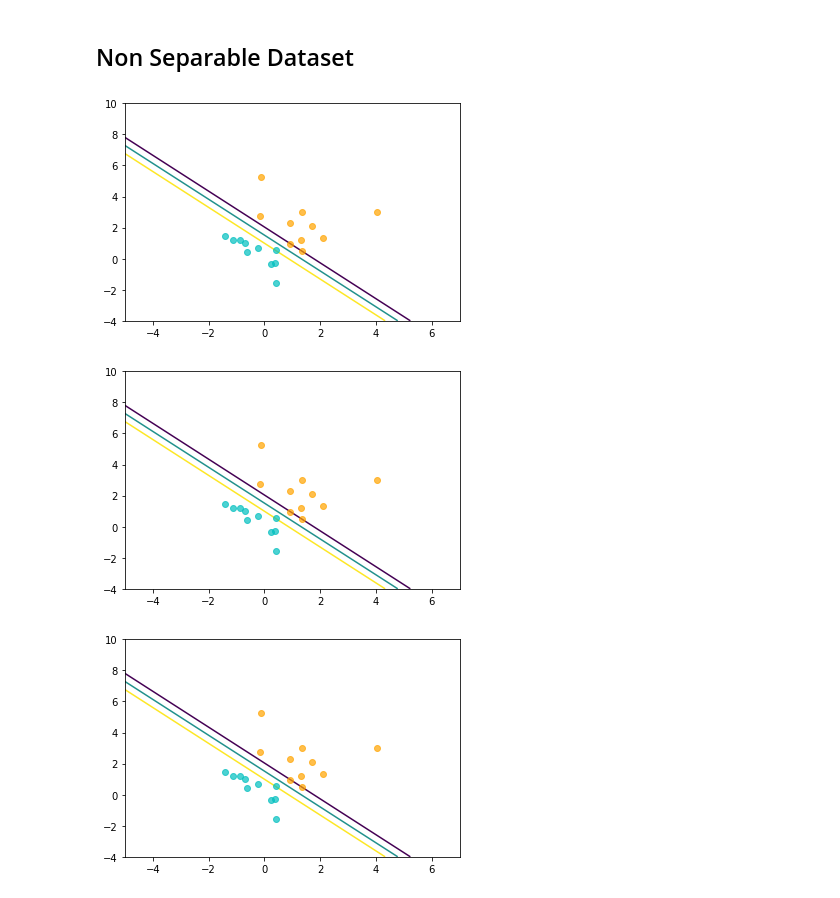
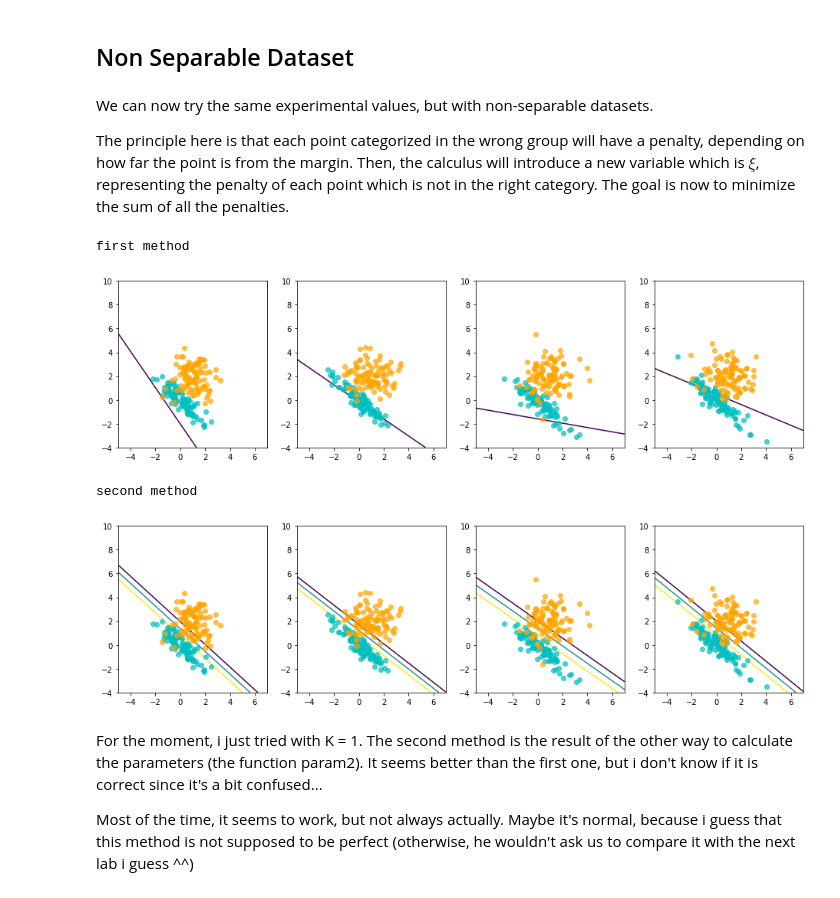
Before and after one commit to Roxane14/optimization, a Jupyter notebook: Lab4_CarlaSendra_RoxaneLeTensorer_RachelTrimble.ipynb, the cells around one changed output. Drawn from its saved outputs; the diff is of its cells as text; code cells hidden in the pictures.

```diff
--- a/Lab4_CarlaSendra_RoxaneLeTensorer_RachelTrimble.ipynb
+++ b/Lab4_CarlaSendra_RoxaneLeTensorer_RachelTrimble.ipynb
@@ -160,12 +200,20 @@ The algorithm seems to have been succesful at separating the separable data into
 ### 2. Simple case (N=100)
 # %%
 N=100
-X, Y, cluster1, cluster2 = generate_dataset(N,True)
-G, g, A, C, b, d = param(X, Y, K)
-alpha = QPGenericConstraints(G, g, A, C, b, d)
 
-w, b = sol(X, Y, alpha)
+info = []
 
-plot_svm(cluster1, cluster2, w, b)
-print('w:'+str(w)+' b:'+str(b))
+for i in range(0,4):
+    X, Y, cluster1, cluster2 = generate_dataset(N,True)
+    G, g, A, C, b, d = param(X, Y, K)
+    alpha = QPGenericConstraints(G, g, A, C, b, d)
+    w, b = sol(X, Y, alpha)
+
+    newInfo = [cluster1,cluster2,w,b]
+    info.append(newInfo)
+
+plot_information = np.array(info)
+
+plot_svm(plot_information)
+#print('w:'+str(w)+' b:'+str(b))
 # %% [output]
@@ -198,30 +261,43 @@ plt.show()
 The algorithm works for the larger values of K, this is because we are in the separable case, and since $\alpha$ is not bounded by $K$ in the separable case the result is consistent for all values of $K$
 # %% [markdown]
 ## Non Separable Dataset
+# %% [markdown]
+We can now try the same experimental values, but with non-separable datasets.
+
+The principle here is that each point categorized in the wrong group will have a penalty, depending on how far the point is from the margin. Then, the calculus will introduce a new variable which is $\xi$, representing the penalty of each point which is not in the right category. The goal is now to minimize the sum of all the penalties.
 # %%
-N=10
-X, Y, cluster1, cluster2 = generate_dataset(N,False)
+N=100
+K=1
+info = []
+info2 = []
+for i in range(0,4):
+    X, Y, cluster1, cluster2 = generate_dataset(N,False)
 
-K=1
-G, g, A, C, b, d = param(X, Y, K)
-alpha = QPGenericConstraints(G, g, A, C, b, d)
-w, b = sol(X, Y, alpha)
-plot_svm(cluster1, cluster2, w, b)
+    G, g, A, C, b, d = param(X, Y, K)
+    alpha = QPGenericConstraints(G, g, A, C, b, d)
+    w, b = sol(X, Y, alpha)
+    newInfo = [cluster1,cluster2,w,b]
+    info.append(newInfo)
 
-K=10**6
-G, g, A, C, b, d = param(X, Y, K)
-alpha = QPGenericConstraints(G, g, A, C, b, d)
-w, b = sol(X, Y, alpha)
-plot_svm(cluster1, cluster2, w, b)
+    G, g, A, C, b, d = param2(X, Y, K)
+    alpha = QPGenericConstraints(G, g, A, C, b, d)
+    w, b = sol(X, Y, alpha)
+    newInfo = [cluster1,cluster2,w,b]
+    info2.append(newInfo)
 
-K=10**12
-G, g, A, C, b, d = param(X, Y, K)
-alpha = QPGenericConstraints(G, g, A, C, b, d)
-w, b = sol(X, Y, alpha)
-plot_svm(cluster1, cluster2, w, b)
+print("first method")
+plot_information = np.array(info)
+plot_svm(plot_information)
 
-plt.show()
+print("second method")
+plot_information = np.array(info2)
+plot_svm(plot_information)
 # %% [output]
+first method
-[figure, old version]
+[figure, new version]
+second method
-[figure, old version]
+[figure, new version]
-[figure, removed]
+# %% [markdown]
+For the moment, i just tried with K = 1. The second method is the result of the other way to calculate the parameters (the function param2). It seems better than the first one, but i don't know if it is correct since it's a bit confused...
+
+Most of the time, it seems to work, but not always actually. Maybe it's normal, because i guess that this method is not supposed to be perfect (otherwise, he wouldn't ask us to compare it with the next lab i guess ^^)
```
Also changed, not shown: parts of 17 cells of this notebook, 1 other file.
